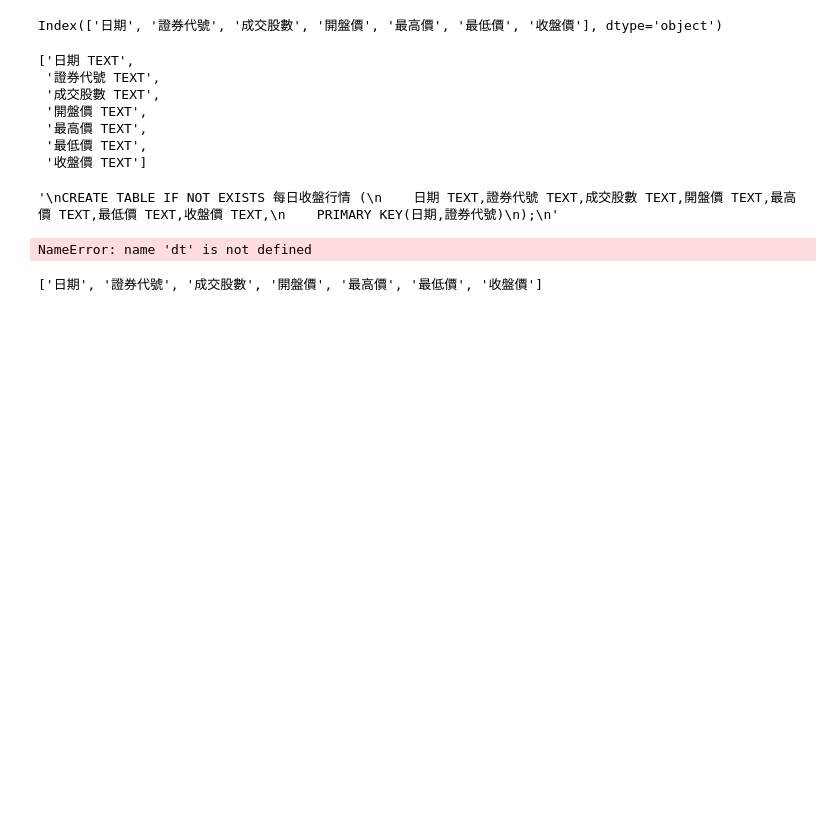
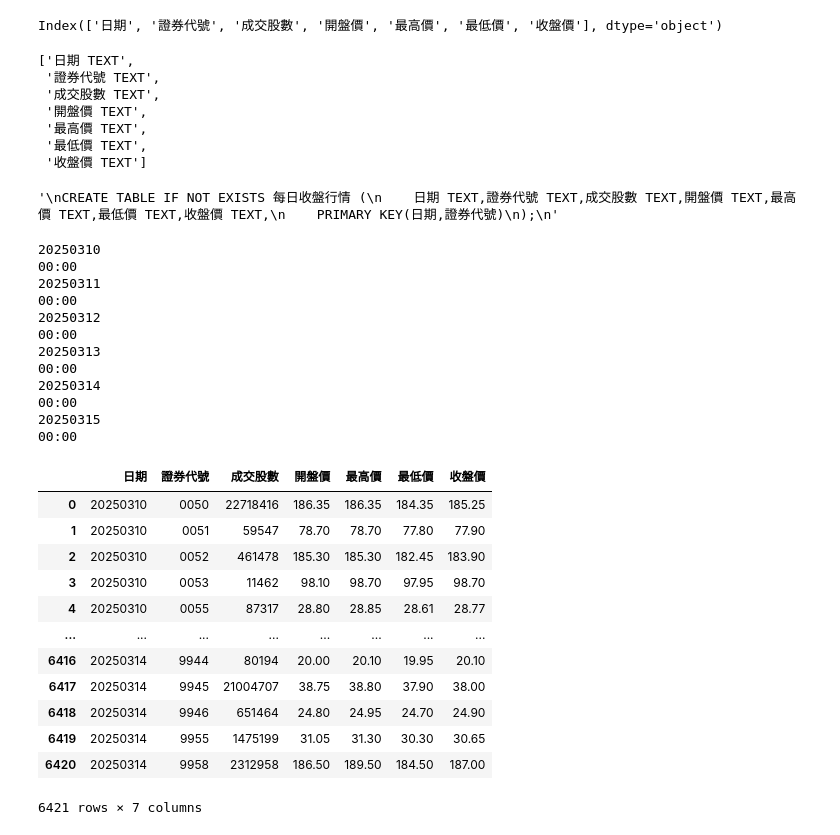
Before and after one commit to tina60239/MarketWatchCat, a Jupyter notebook: 20250315.ipynb, the cells around one changed output. Drawn from its saved outputs; the diff is of its cells as text; code cells hidden in the pictures; blank space fills up the shorter version.

```diff
--- a/20250315.ipynb
+++ b/20250315.ipynb
@@ -179,6 +179,7 @@ sql.format('每日收盤行情',
 # %%
 import requests
 import pandas as pd
+import datetime as dt
 import json
 import time
 import sqlite3 as lite
@@ -191,7 +192,6 @@ class operateDB():
         self.primarykey = primarykey
 
     def rundb(self, sql, data = None, readdata = False):
-        print(sql)
         con = lite.connect(self.dbname) #開啟資料庫連結
         cur = con.cursor() #取得資料庫執行游標
 
@@ -224,7 +224,6 @@ class operateDB():
         sql = sql.format(self.tablename,
                            ','.join(['{} TEXT'.format(item) for item in self.dbcolumns]),
                            ','.join(self.primarykey))
-        #print(sql)
         self.rundb(sql)
 
     def insertdata(self, df):
@@ -235,9 +234,14 @@ class operateDB():
         '''
         sql = sql.format(self.tablename,
                          tuple(self.dbcolumns),
-                         ','.join('?'*len(self.dbcolumns)))
+                         ','.join('?' * len(self.dbcolumns)))
         self.rundb(sql, df.values.tolist())
 
+    def querydb(self):
+        sql = '''
+        SELECT * FROM {};
+        '''.format(self.tablename)
+        return self.rundb(sql, readdata = True)
 
 def countdown(t):
     while t > -1:
@@ -253,35 +257,61 @@ def quote(date):
     url = "https://www.twse.com.tw/rwd/zh/afterTrading/MI_INDEX"
     payload = {
         "date": date,
         "type": "ALLBUT0999",
         "response": "json"
     }
     res = requests.get(url, params = payload)
     jd = json.loads(res.text) #json.loads()將json字串轉成 python dict
     if jd['stat'].lower() == "ok": #確認交易日有資料
         df = pd.DataFrame(jd['tables'][8]['data'], columns = jd['tables'][8]['fields'])
         df = df[['證券代號', '成交股數', '開盤價', '最高價', '最低價', '收盤價']] #挑選需要的欄位
         df = df.apply(lambda x : x.str.replace(",", "")) #將逗號刪除
         df.insert(0, "日期", date) #增加日期欄位
         return df #有資料時回傳
     else:
         return pd.DataFrame() #沒資料時回傳空的表格
 
 data = []
+dbname = "台股資料.db"
+tablename = "每日收盤行情"
+columns = ['日期', '證券代號', '成交股數', '開盤價', '最高價', '最低價', '收盤價']
+primarykey = ['日期', '證券代號']
+db = operateDB(dbname, tablename, columns, primarykey)
 base = dt.datetime.today() - dt.timedelta(days = 5) #取得指定日期基準日
 while base < dt.datetime.today(): #時間比較
     date = base.strftime("%Y%m%d")
     print(date)
     df0 = quote(date)
     if not df0.empty: #留下有資料
         data.append(df0) #帶入日期取得當天交易日的行情資料
+        db.insertdata(df0)
     countdown(10) #每次抓取資料後，暫停10秒
     base += dt.timedelta(days = 1) #日期累加
 df = pd.concat(data, ignore_index = True)
 df
 # %% [output]
-NameError: name 'dt' is not defined
+20250310
+00:00
+20250311
+00:00
+20250312
+00:00
+20250313
+00:00
+20250314
+00:00
+20250315
+00:00
+|  | 日期 | 證券代號 | 成交股數 | 開盤價 | 最高價 | 最低價 | 收盤價 |
+| 0 | 20250310 | 0050 | 22718416 | 186.35 | 186.35 | 184.35 | 185.25 |
+| 1 | 20250310 | 0051 | 59547 | 78.70 | 78.70 | 77.80 | 77.90 |
+| 2 | 20250310 | 0052 | 461478 | 185.30 | 185.30 | 182.45 | 183.90 |
+| 3 | 20250310 | 0053 | 11462 | 98.10 | 98.70 | 97.95 | 98.70 |
+| 4 | 20250310 | 0055 | 87317 | 28.80 | 28.85 | 28.61 | 28.77 |
+| ... | ... | ... | ... | ... | ... | ... | ... |
+| 6416 | 20250314 | 9944 | 80194 | 20.00 | 20.10 | 19.95 | 20.10 |
+| 6417 | 20250314 | 9945 | 21004707 | 38.75 | 38.80 | 37.90 | 38.00 |
+| 6418 | 20250314 | 9946 | 651464 | 24.80 | 24.95 | 24.70 | 24.90 |
+| 6419 | 20250314 | 9955 | 1475199 | 31.05 | 31.30 | 30.30 | 30.65 |
+| 6420 | 20250314 | 9958 | 2312958 | 186.50 | 189.50 | 184.50 | 187.00 |
+6421 rows × 7 columns
-# %%
-df.columns.tolist()
-# %% [output]
-['日期', '證券代號', '成交股數', '開盤價', '最高價', '最低價', '收盤價']
```
Also changed, not shown: parts of 4 cells of this notebook.
